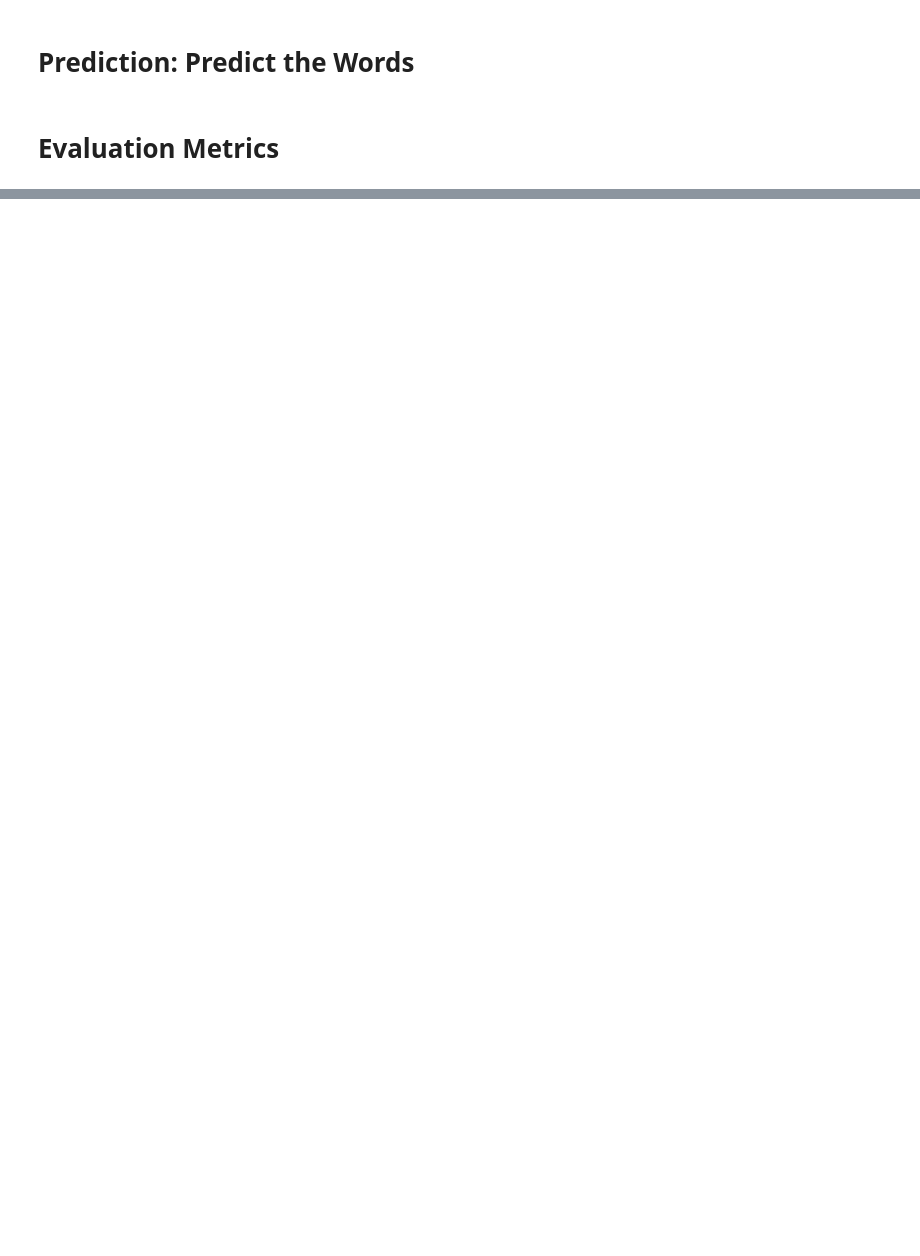
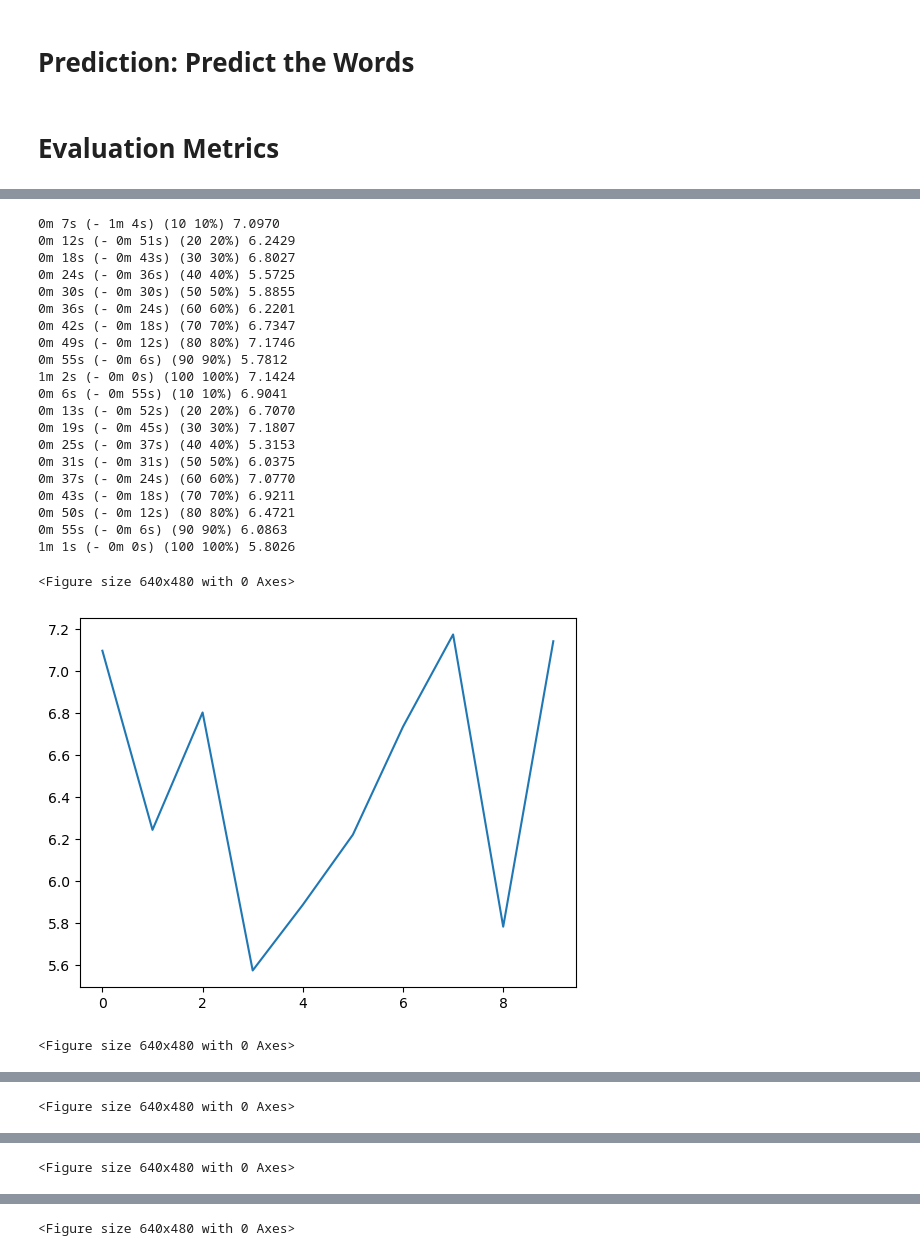
Before and after one commit to nurrizkyimani/nlp-clickbait-transfers, a Jupyter notebook: RECREATE_project_transfer.ipynb, the cells around one changed output, grey strips where cells are left out. Cells and saved outputs as stored; diff of their text form; code cells hidden in the pictures; blank space fills up the shorter version.

```diff
--- a/RECREATE_project_transfer.ipynb
+++ b/RECREATE_project_transfer.ipynb
@@ -1176,3 +1143,9 @@ for epoch in range(N_EPOCH):
+# %%
+def epoch_time(start_time, end_time):
+    elapsed_time = end_time - start_time
+    elapsed_mins = int(elapsed_time / 60)
+    elapsed_secs = int(elapsed_time - (elapsed_mins * 60))
+    return elapsed_mins, elapsed_secs
 # %% [markdown]
 # Prediction: Predict the Words
 # %%
@@ -1280,0 +1317,67 @@ def calculate_bleu(data, src_field, trg_field, model, device, max_len = 50):
+# %%
+def epoch_time(start_time, end_time):
+    elapsed_time = end_time - start_time
+    elapsed_mins = int(elapsed_time / 60)
+    elapsed_secs = int(elapsed_time - (elapsed_mins * 60))
+    return elapsed_mins, elapsed_secs
+# %%
+N_EPOCH = 2
+n_iters_train = 100
+n_iters_eval = 100
+n_iters_test = 100
+plot_every = 10
+learning_rate = 0.1
+
+plot_train_loss = []
+for epoch in range(N_EPOCH):
+    start_time = time.time()
+
+    train_loss = training(
+        encoder_c,
+        encoder_a,
+        decoder,
+        n_iters_train,
+        train_data,
+        learning_rate,
+        plot_every
+    )
+
+    evaluation_loss = evaluating(
+        encoder_a,
+        encoder_c,
+        decoder,
+        criterion,
+        n_iters_eval,
+        validation_data,
+        plot_every
+    )
+
+    end_time = time.time()
+
+    plot_train_loss.append(train_loss)
+
+    epoch_mins, epoch_secs = epoch_time(start_time, end_time)
+# %% [output]
+0m 7s (- 1m 4s) (10 10%) 7.0970
+0m 12s (- 0m 51s) (20 20%) 6.2429
+0m 18s (- 0m 43s) (30 30%) 6.8027
+0m 24s (- 0m 36s) (40 40%) 5.5725
+0m 30s (- 0m 30s) (50 50%) 5.8855
+0m 36s (- 0m 24s) (60 60%) 6.2201
+0m 42s (- 0m 18s) (70 70%) 6.7347
+0m 49s (- 0m 12s) (80 80%) 7.1746
+0m 55s (- 0m 6s) (90 90%) 5.7812
+1m 2s (- 0m 0s) (100 100%) 7.1424
+0m 6s (- 0m 55s) (10 10%) 6.9041
+0m 13s (- 0m 52s) (20 20%) 6.7070
+0m 19s (- 0m 45s) (30 30%) 7.1807
+0m 25s (- 0m 37s) (40 40%) 5.3153
+0m 31s (- 0m 31s) (50 50%) 6.0375
+0m 37s (- 0m 24s) (60 60%) 7.0770
+0m 43s (- 0m 18s) (70 70%) 6.9211
+0m 50s (- 0m 12s) (80 80%) 6.4721
+0m 55s (- 0m 6s) (90 90%) 6.0863
+1m 1s (- 0m 0s) (100 100%) 5.8026
+<Figure size 640x480 with 0 Axes>
+[figure, added]
+<Figure size 640x480 with 0 Axes>
@@ -1280,0 +1385 @@ def calculate_bleu(data, src_field, trg_field, model, device, max_len = 50):
+<Figure size 640x480 with 0 Axes>
@@ -1280,0 +1387 @@ def calculate_bleu(data, src_field, trg_field, model, device, max_len = 50):
+<Figure size 640x480 with 0 Axes>
@@ -1280,0 +1389 @@ def calculate_bleu(data, src_field, trg_field, model, device, max_len = 50):
+<Figure size 640x480 with 0 Axes>
```
Also changed, not shown: parts of 16 cells of this notebook, 4 other files.
